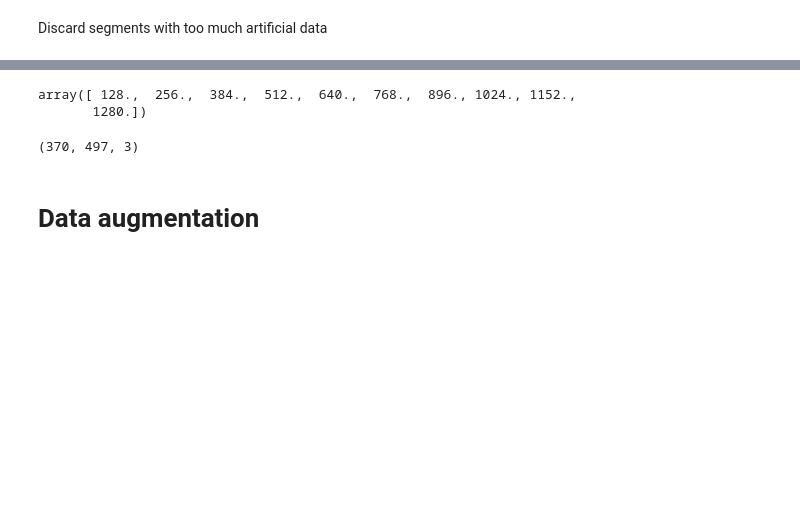
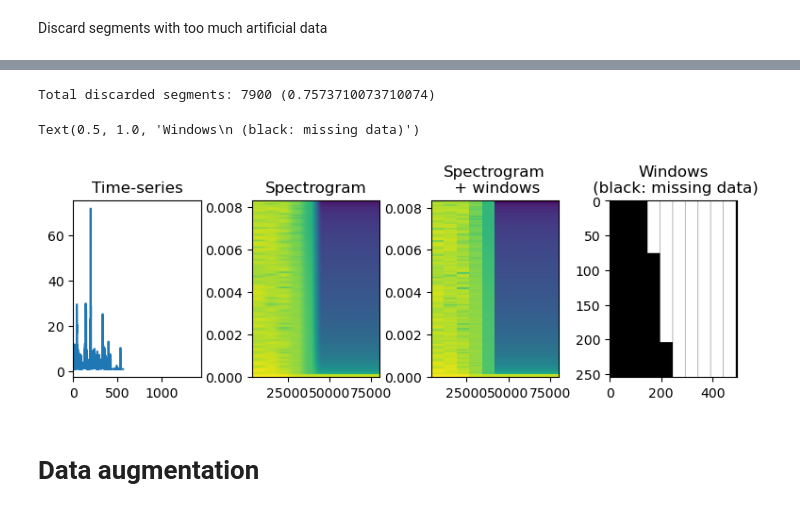
Before and after one commit to Yahnnosh/Sensor-Based-Modeling-of-Fatigue-Using-Transformer-Model, a Jupyter notebook: preproc_data_V3.ipynb, the cells around one changed output, grey strips where cells are left out. Cells and saved outputs as stored; diff of their text form; code cells hidden in the pictures; blank space fills up the shorter version.

Commit message:
save before some deletions

```diff
--- a/preproc_data_V3.ipynb
+++ b/preproc_data_V3.ipynb
@@ -181,6 +183,9 @@ def spectrogram_as_array(time_series, iteration=1):
     """
     Retrieves numerical data from spectrogram
     """
+    # for stability
+    time_series += np.random.normal(0.0, 1e-15)
+
     # calculate spectrogram
     fig = plt.figure()
     fig.add_subplot(111)
@@ -407,7 +405,6 @@ days = range(data.shape[0])
 segments = {day: {variable: None for variable in VARIABLES} for day in days}
 for day in days:
     for variable in VARIABLES:
-        time_series = get_time_series(data, variable, day)
         image = data_spectrogram[day][variable]
         segments[day][variable] = segmentor(image)
 # %%
@@ -598,11 +500,67 @@ array([[6.46020224e+07, 6.54902558e+07, 5.98391284e+07, ...,
-# %%
-t / 60
-# %% [output]
-array([ 128.,  256.,  384.,  512.,  640.,  768.,  896., 1024., 1152.,
-       1280.])
-# %%
-spectrogram_as_array(get_time_series(data_imputed, 'HR', 0)).shape
-# %% [output]
-(370, 497, 3)
+# %%
+# discard segments
+days = range(data_imputed.shape[0])
+n_segments_before_filter = sum([len(segments[day][variable]) for variable in VARIABLES for day in days])
+
+discarded_segments = 0
+for day in days:
+    to_delete = set() # flag for deletion
+    n_segments = len(segments[day][VARIABLES[0]])
+    for variable in VARIABLES:
+        # check if all variables same amount of segments
+        assert n_segments == len(segments[day][variable]), f'different number of segments: {n_segments} vs {len(segments[day][variable])}'
+
+        for segment_index in range(n_segments):
+            # check if segment too much missing data
+            if NA_per_segment[day][variable][segment_index] > FILTER_THRESHOLD:
+                to_delete.add(segment_index) # flag for deletion
+
+    # delete segments with flags in all variables
+    for segment_index in sorted(to_delete, reverse=True):
+        for variable in VARIABLES:
+            try:
+                segments[day][variable].pop(segment_index)
+                discarded_segments += 1
+            except IndexError:
+                print(day, variable, f'tried to delete segment {segment_index} of {len(segments[day][variable])}')
+
+print(f'Total discarded segments: {discarded_segments} ({discarded_segments / n_segments_before_filter})')
+print(f'Total segments left: {sum([len(segments[day][variable]) for variable in VARIABLES for day in days])}')
+# %% [output]
+Total discarded segments: 7900 (0.7573710073710074)
+# %%
+# visualization
+time_series = get_time_series(data, 'ActivityCounts', 0)
+time_series_imputed = get_time_series(data_imputed, 'ActivityCounts', 0)
+
+plt.figure()
+plt.subplots_adjust(left=0.1,
+                    bottom=0.01,
+                    right=1.2,
+                    top=0.4,
+                    wspace=0.4,
+                    hspace=0.4)
+
+plt.subplot(1, 4, 1)
+plt.plot(time_series)
+plt.xlim([0, 1440])
+plt.title('Time-series')
+
+plt.subplot(1, 4, 2)
+plt.specgram(time_series_imputed, Fs=SAMPLING_RATE, NFFT=NFFT, noverlap=NOVERLAP)
+plt.title('Spectrogram')
+
+plt.subplot(1, 4, 3)
+spectrum, freqs, bins, _ = plt.specgram(time_series_imputed, Fs=SAMPLING_RATE, NFFT=NFFT, noverlap=NOVERLAP)
+plt.pcolormesh(bins, freqs, 10 * np.log10(spectrum))
+plt.axis('tight')
+plt.title('Spectrogram\n + windows')
+
+plt.subplot(1, 4, 4)
+plt.imshow(NA_images[0]['ActivityCounts'], aspect='auto')
+plt.title('Windows\n (black: missing data)')
+# %% [output]
+Text(0.5, 1.0, 'Windows\n (black: missing data)')
+[figure, added]
 # %% [markdown]
 # Data augmentation
```
Also changed, not shown: parts of 29 cells of this notebook.
